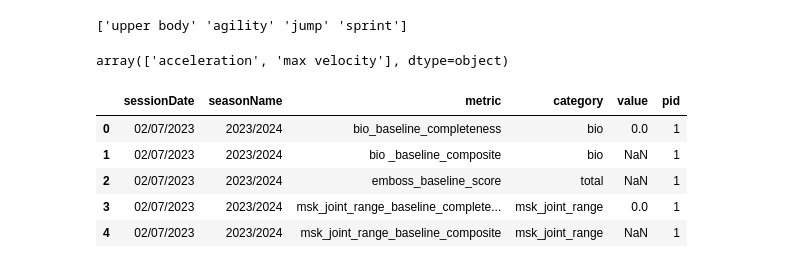
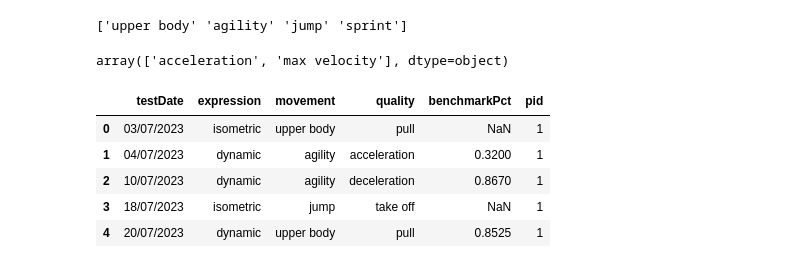
Before and after one commit to Jamanys/CFC, a Jupyter notebook: CFC.ipynb, the cells around one changed output. Drawn from its saved outputs; the diff is of its cells as text; code cells hidden in the pictures.

Commit message:
Dev day 2.2 : physical part

```diff
--- a/CFC.ipynb
+++ b/CFC.ipynb
@@ -146,23 +146,23 @@ array(['acceleration', 'max velocity'], dtype=object)
 # %%
 import pandas as pd
 
-link = "./static/csv/CFC Recovery status Data.csv"
+link = "./static/csv/CFC Physical Capability Data_.csv"
 # Charger le fichier CSV existant
 file_path = link # Remplace par le chemin de ton fichier CSV
 df = pd.read_csv(file_path)
 
 # Ajouter une colonne 'new_column' avec la valeur 1 pour chaque ligne
 df['pid'] = 1
 
 # Sauvegarder le nouveau CSV
 df.to_csv(link, index=False)
 
 # Afficher les 5 premières lignes pour vérifier
 df.head()
 # %% [output]
-|  | sessionDate | seasonName | metric | category | value | pid |
-| 0 | 02/07/2023 | 2023/2024 | bio_baseline_completeness | bio | 0.0 | 1 |
-| 1 | 02/07/2023 | 2023/2024 | bio _baseline_composite | bio | NaN | 1 |
-| 2 | 02/07/2023 | 2023/2024 | emboss_baseline_score | total | NaN | 1 |
-| 3 | 02/07/2023 | 2023/2024 | msk_joint_range_baseline_complete... | msk_joint_range | 0.0 | 1 |
-| 4 | 02/07/2023 | 2023/2024 | msk_joint_range_baseline_composite | msk_joint_range | NaN | 1 |
+|  | testDate | expression | movement | quality | benchmarkPct | pid |
+| 0 | 03/07/2023 | isometric | upper body | pull | NaN | 1 |
+| 1 | 04/07/2023 | dynamic | agility | acceleration | 0.3200 | 1 |
+| 2 | 10/07/2023 | dynamic | agility | deceleration | 0.8670 | 1 |
+| 3 | 18/07/2023 | isometric | jump | take off | NaN | 1 |
+| 4 | 20/07/2023 | dynamic | upper body | pull | 0.8525 | 1 |
```
Also changed, not shown: 5 other files.
